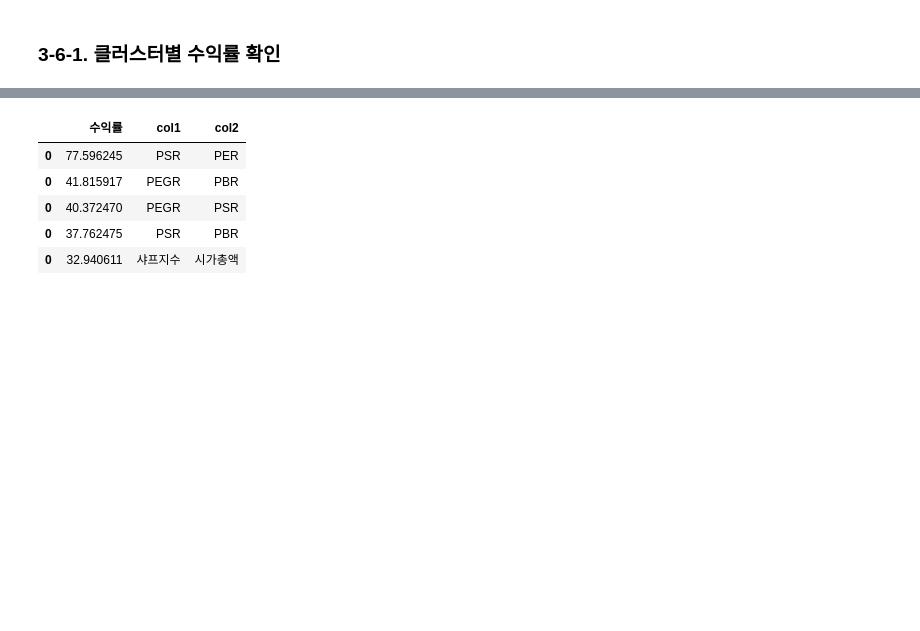
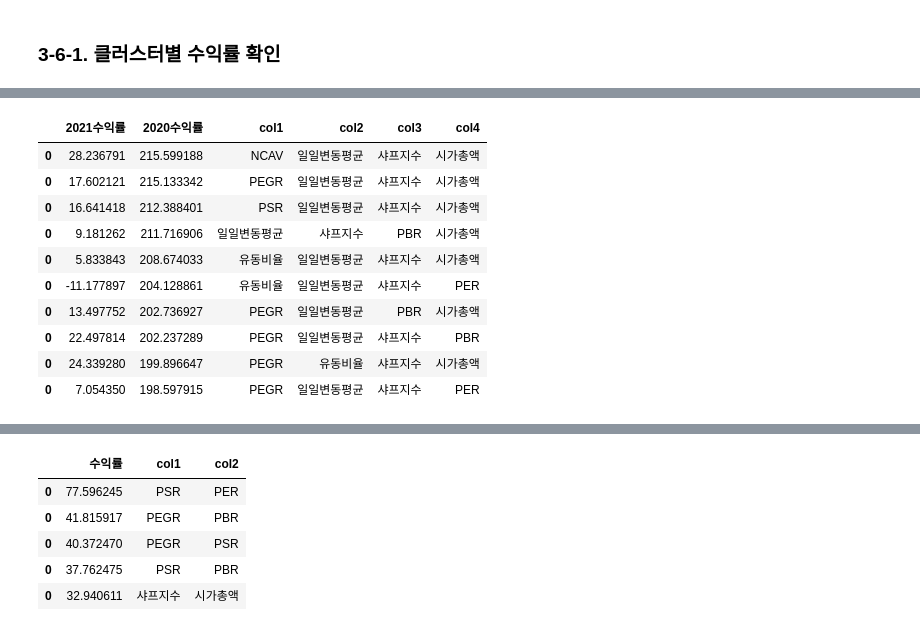
Before and after one commit to Jyassmin/UBION-PROJECT1, a Jupyter notebook: 2.PCA&Clustering.ipynb, the cells around one changed output, grey strips where cells are left out. Cells and saved outputs as stored; diff of their text form; code cells hidden in the pictures; blank space fills up the shorter version.

```diff
--- a/2.PCA&Clustering.ipynb
+++ b/2.PCA&Clustering.ipynb
@@ -1113,0 +990,14 @@ cluster0.sort_values(by="rank_Total", ascending=True).head(10)
+# %%
+func_ms4(df, 3).head(10)
+# %% [output]
+|  | 2021수익률 | 2020수익률 | col1 | col2 | col3 | col4 |
+| 0 | 28.236791 | 215.599188 | NCAV | 일일변동평균 | 샤프지수 | 시가총액 |
+| 0 | 17.602121 | 215.133342 | PEGR | 일일변동평균 | 샤프지수 | 시가총액 |
+| 0 | 16.641418 | 212.388401 | PSR | 일일변동평균 | 샤프지수 | 시가총액 |
+| 0 | 9.181262 | 211.716906 | 일일변동평균 | 샤프지수 | PBR | 시가총액 |
+| 0 | 5.833843 | 208.674033 | 유동비율 | 일일변동평균 | 샤프지수 | 시가총액 |
+| 0 | -11.177897 | 204.128861 | 유동비율 | 일일변동평균 | 샤프지수 | PER |
+| 0 | 13.497752 | 202.736927 | PEGR | 일일변동평균 | PBR | 시가총액 |
+| 0 | 22.497814 | 202.237289 | PEGR | 일일변동평균 | 샤프지수 | PBR |
+| 0 | 24.339280 | 199.896647 | PEGR | 유동비율 | 샤프지수 | 시가총액 |
+| 0 | 7.054350 | 198.597915 | PEGR | 일일변동평균 | 샤프지수 | PER |
```
Also changed, not shown: parts of 54 cells of this notebook, 4 other files.
